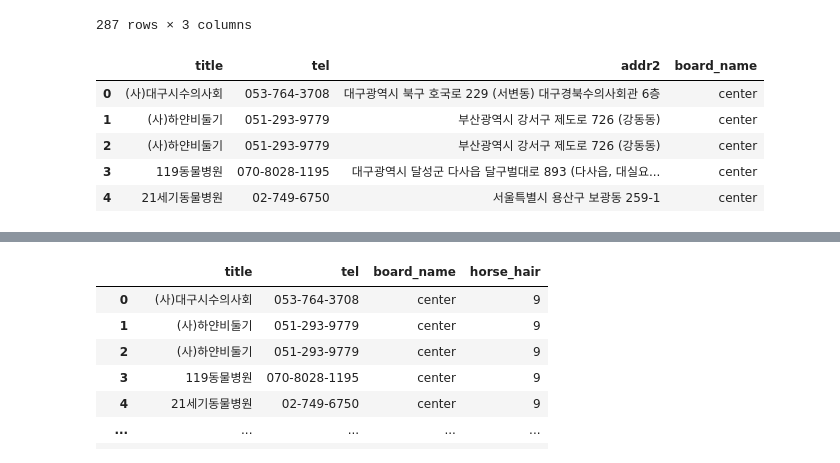
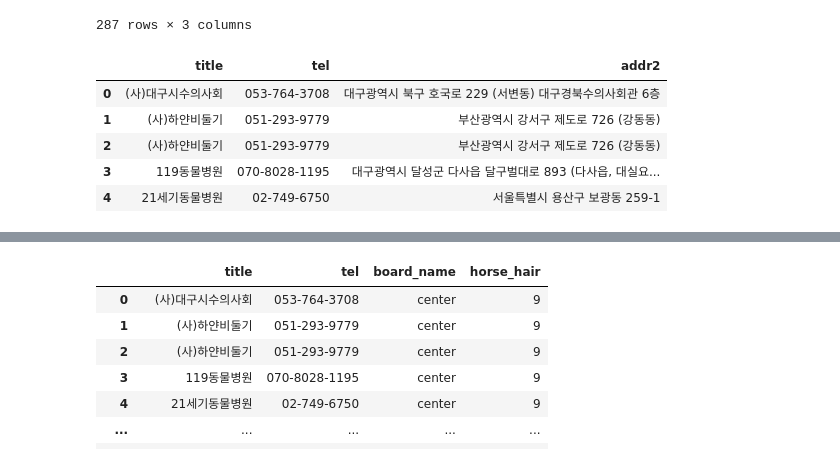
Before and after one commit to saparian0304/tjoeunacademy_test, a Jupyter notebook: jupyter/연습/커뮤니티 크롤링.ipynb, the cells around one changed output, grey strips where cells are left out. Drawn from its saved outputs; the diff is of its cells as text; code cells hidden in the pictures.

```diff
--- a/jupyter/연습/커뮤니티 크롤링.ipynb
+++ b/jupyter/연습/커뮤니티 크롤링.ipynb
@@ -197,15 +197,15 @@ df
 287 rows × 3 columns
 # %%
 import pandas as pd
-df.columns=['title', 'tel', 'addr2', 'board_name']
+df.columns=['title', 'tel', 'addr2']
 df.head()
 # %% [output]
-|  | title | tel | addr2 | board_name |
-| 0 | (사)대구시수의사회 | 053-764-3708 | 대구광역시 북구 호국로 229 (서변동) 대구경북수의사회관 6층 | center |
-| 1 | (사)하얀비둘기 | 051-293-9779 | 부산광역시 강서구 제도로 726 (강동동) | center |
-| 2 | (사)하얀비둘기 | 051-293-9779 | 부산광역시 강서구 제도로 726 (강동동) | center |
-| 3 | 119동물병원 | 070-8028-1195 | 대구광역시 달성군 다사읍 달구벌대로 893 (다사읍, 대실요... | center |
-| 4 | 21세기동물병원 | 02-749-6750 | 서울특별시 용산구 보광동 259-1 | center |
+|  | title | tel | addr2 |
+| 0 | (사)대구시수의사회 | 053-764-3708 | 대구광역시 북구 호국로 229 (서변동) 대구경북수의사회관 6층 |
+| 1 | (사)하얀비둘기 | 051-293-9779 | 부산광역시 강서구 제도로 726 (강동동) |
+| 2 | (사)하얀비둘기 | 051-293-9779 | 부산광역시 강서구 제도로 726 (강동동) |
+| 3 | 119동물병원 | 070-8028-1195 | 대구광역시 달성군 다사읍 달구벌대로 893 (다사읍, 대실요... |
+| 4 | 21세기동물병원 | 02-749-6750 | 서울특별시 용산구 보광동 259-1 |
 # %%
 df['board_name'] = 'center'
 df['horse_hair'] = '9'
```
Also changed, not shown: parts of 16 cells of this notebook, 7 other files.
